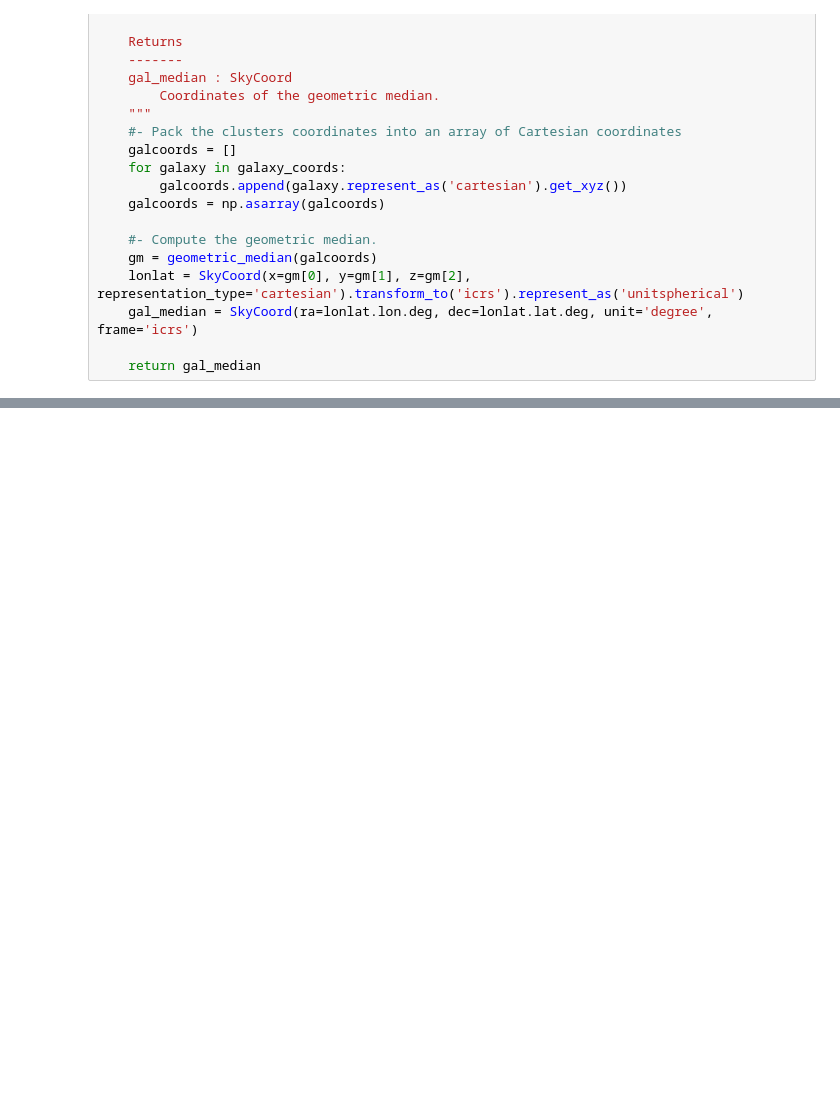
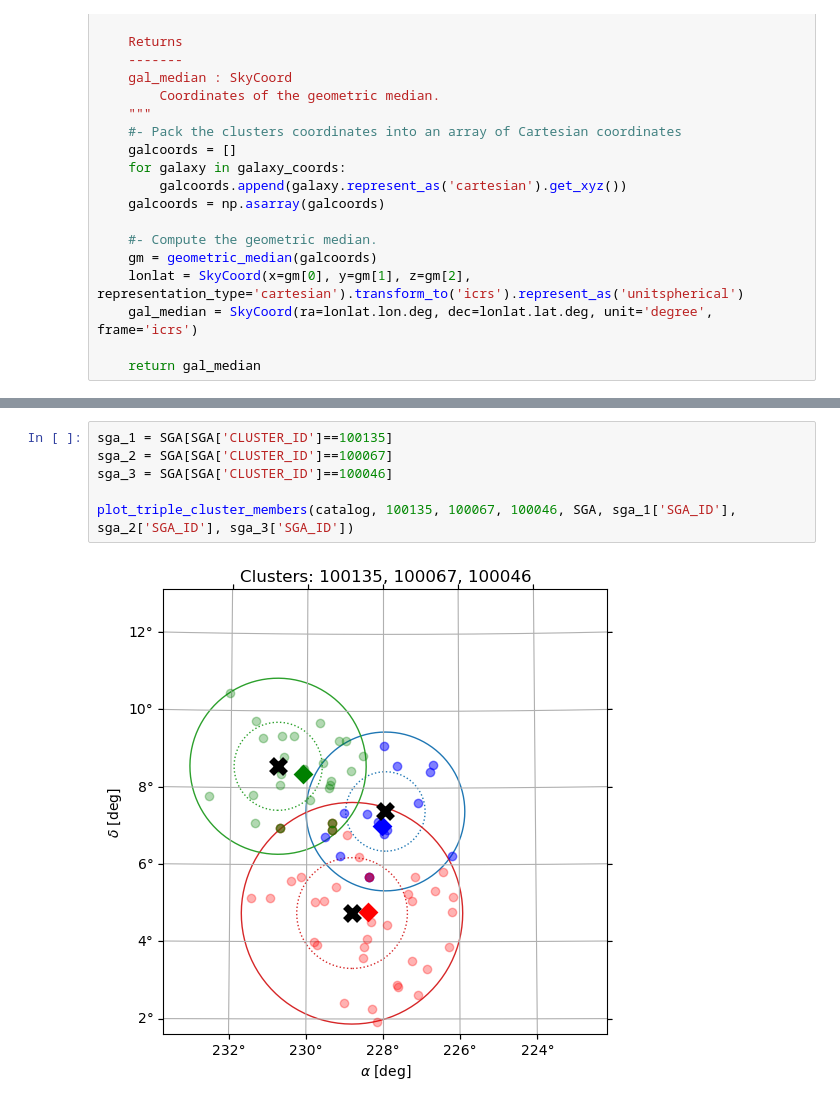
Before and after one commit to DESI-UR/DESI_SGA, a Jupyter notebook: TF/Y3/Problematic_galaxy_clustering.ipynb, the cells around one changed output, grey strips where cells are left out. Cells and saved outputs as stored; diff of their text form; blank space fills up the shorter version.

```diff
--- a/TF/Y3/Problematic_galaxy_clustering.ipynb
+++ b/TF/Y3/Problematic_galaxy_clustering.ipynb
@@ -883,2 +632,10 @@ def plot_triple_cluster_members(clusters, cluster_id_1, cluster_id_2, cluster_id
+# %%
+sga_1 = SGA[SGA['CLUSTER_ID']==100135]
+sga_2 = SGA[SGA['CLUSTER_ID']==100067]
+sga_3 = SGA[SGA['CLUSTER_ID']==100046]
+
+plot_triple_cluster_members(catalog, 100135, 100067, 100046, SGA, sga_1['SGA_ID'], sga_2['SGA_ID'], sga_3['SGA_ID'])
+# %% [output]
+[figure, added]
 # %%
 # 100067 overlaps with clusters: [100046, 100135]
```
Also changed, not shown: parts of 40 cells of this notebook.
